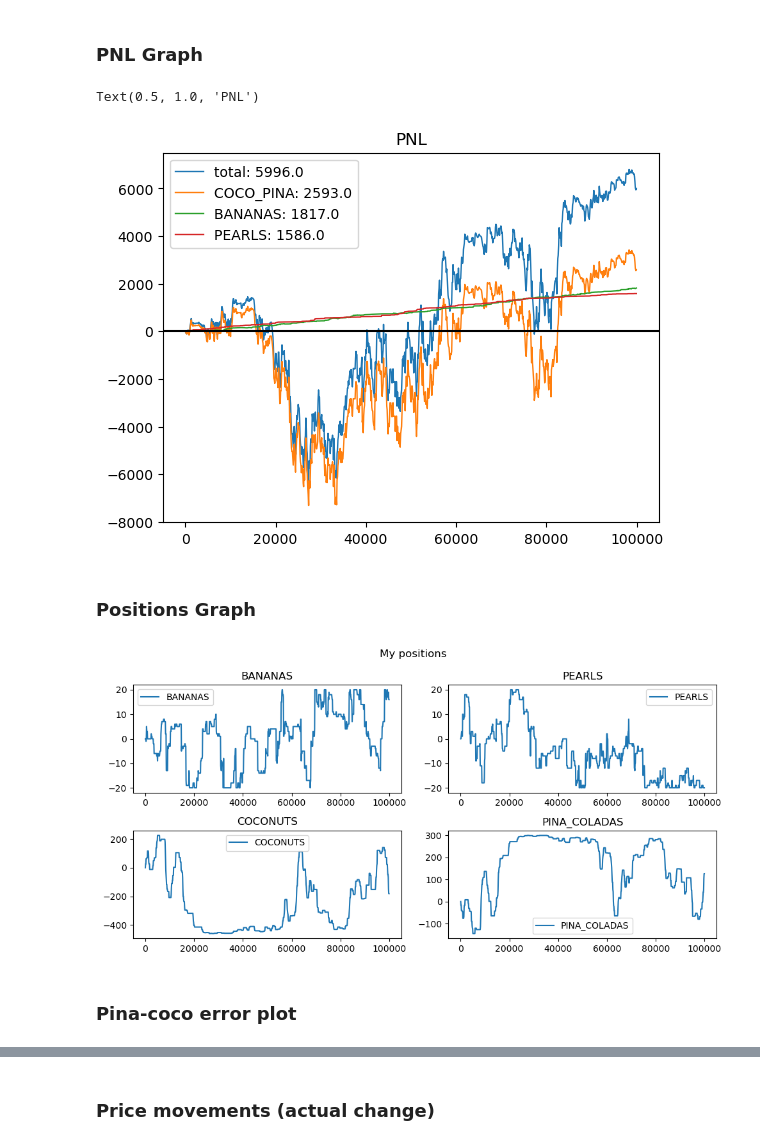
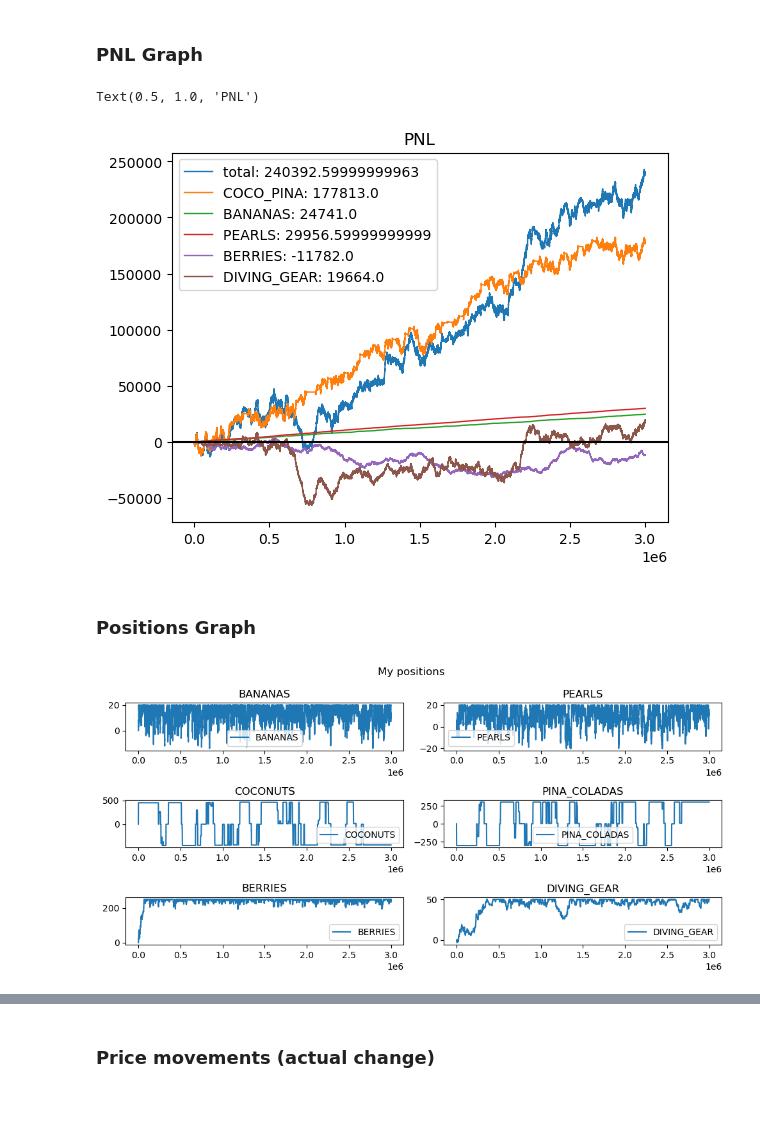
Before and after one commit to rzhan11/IMCTradingComp23, a Jupyter notebook: nbs/exploration-Copy10.ipynb, the cells around one changed output, grey strips where cells are left out. Drawn from its saved outputs; the diff is of its cells as text; code cells hidden in the pictures; blank space fills up the shorter version.

```diff
--- a/nbs/exploration-Copy10.ipynb
+++ b/nbs/exploration-Copy10.ipynb
@@ -31,11 +31,11 @@ from log_parser import process_file, process_file_jasper
 # %%
 _fname = "../replays/local.log"
 # _fname = "../replays/day1-log15.log"
-_fname = "../replays/day2-log20-2.75.log"
+# _fname = "../replays/day3-log1.log"
 _time_step = 100
-_max_time = 1000000
-_symbols = ["BANANAS", "PEARLS", "COCONUTS", "PINA_COLADAS"]
-_products = ["BANANAS", "PEARLS", "COCONUTS", "PINA_COLADAS"]
+_max_time = 3000000
+_symbols = ["BANANAS", "PEARLS", "COCONUTS", "PINA_COLADAS", "BERRIES", "DIVING_GEAR"]
+_products = ["BANANAS", "PEARLS", "COCONUTS", "PINA_COLADAS", "BERRIES", "DIVING_GEAR"]
 
 print("_fname", _fname)
 # %% [output]
@@ -1062,7 +1088,7 @@ my_positions["COCO_PINA_pnl"] = my_positions["COCONUTS_pnl"] + my_positions["PIN
 
 ## shown products
 
-products_shown = ["total", "COCO_PINA", "BANANAS", "PEARLS"]
+products_shown = ["total", "COCO_PINA", "BANANAS", "PEARLS", "BERRIES", "DIVING_GEAR"]
 # products_shown = ["total", *_products]
 
 for prod in products_shown:
@@ -1075,25 +1101,23 @@ plt.legend()
 plt.title(f"PNL")
 # %% [output]
 Text(0.5, 1.0, 'PNL')
-[figure, old version]
+[figure, new version]
 # %% [markdown]
 ### Positions Graph
 # %%
 # plot my positions in each product
 
 plt.figure(figsize=(10, 5))
 
 for sym_i, sym in enumerate(_symbols):
-    plt.subplot(2, 2, sym_i+1)
+    plt.subplot(3, 2, sym_i+1)
     plt.plot(my_positions["time"], my_positions[sym], label=sym)
     plt.title(sym)
     plt.legend()
 
 
 plt.suptitle("My positions")
 plt.tight_layout()
 plt.show()
 # %% [output]
-[figure, old version]
+[figure, new version]
-# %% [markdown]
-### Pina-coco error plot
```
Also changed, not shown: parts of 49 cells of this notebook, 12 other files.
